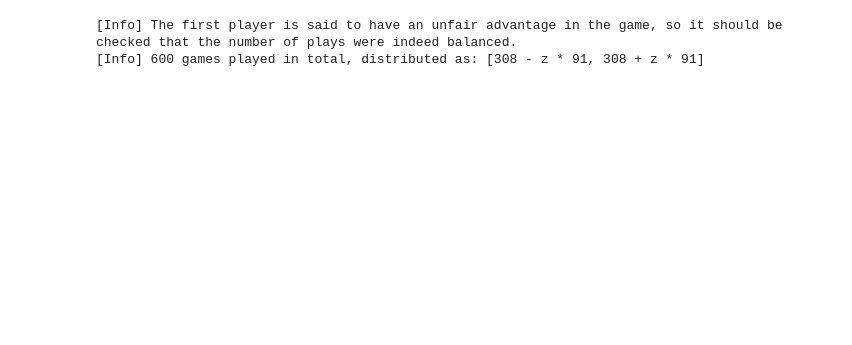
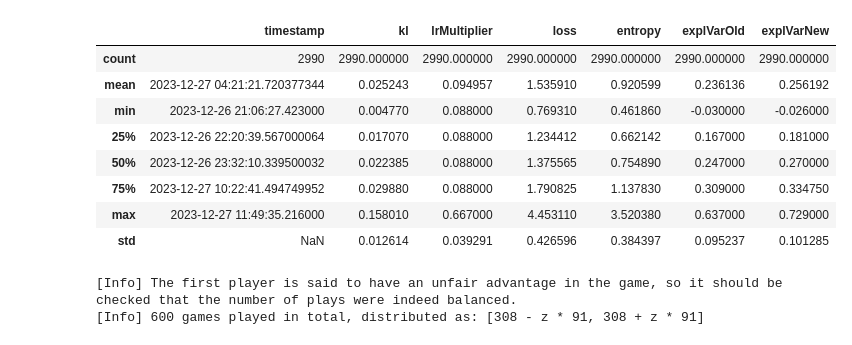
Before and after one commit to yamaceay/gomoku, a Jupyter notebook: stats.ipynb, the cells around one changed output. Cells and saved outputs as stored; diff of their text form; code cells hidden in the pictures; blank space fills up the shorter version.

```diff
--- a/stats.ipynb
+++ b/stats.ipynb
@@ -1,30 +0,0 @@
-# %%
-import re
-import pandas as pd
-import numpy as np
-from dateutil.parser import parse
-import matplotlib as mpl
-from matplotlib import pyplot as plt
-mpl.style.use('dark_background')
-
-pattern = re.compile(r"\[(?P<timestamp>.*?)\] numPlayouts: (?P<numPlayouts>.*?), win: (?P<win>.*?), lose: (?P<lose>.*?), tie: (?P<tie>.*?), avgCurrStarted: (?P<avgCurrStarted>.*)")
-
-results = []
-
-with open("new_results.log", "r") as f:
-    for line in f.readlines():
-        assert line != "", "Empty line"
-        match = pattern.search(line)
-        if match is not None:
-            results += [match.groupdict()]
-
-df = pd.DataFrame(results)
-df["numPlayouts"] = df["numPlayouts"].astype(int)
-df["win"] = df["win"].astype(int)
-df["lose"] = df["lose"].astype(int)
-df["tie"] = df["tie"].astype(int)
-df["avgCurrStarted"] = df["avgCurrStarted"].astype(float)
-df["timestamp"] = df["timestamp"].map(lambda t: parse(t, fuzzy=True))
-
-# Strength, explained later
-df["strength"] = ((df["win"] + df["tie"] / 2) * df["numPlayouts"] / 1000).astype(int)
@@ -38,3 +82,15 @@ def autocorr(f: str) -> float:
+# %%
+train_df.describe()
+# %% [output]
+|  | timestamp | kl | lrMultiplier | loss | entropy | explVarOld | explVarNew |
+| count | 2990 | 2990.000000 | 2990.000000 | 2990.000000 | 2990.000000 | 2990.000000 | 2990.000000 |
+| mean | 2023-12-27 04:21:21.720377344 | 0.025243 | 0.094957 | 1.535910 | 0.920599 | 0.236136 | 0.256192 |
+| min | 2023-12-26 21:06:27.423000 | 0.004770 | 0.088000 | 0.769310 | 0.461860 | -0.030000 | -0.026000 |
+| 25% | 2023-12-26 22:20:39.567000064 | 0.017070 | 0.088000 | 1.234412 | 0.662142 | 0.167000 | 0.181000 |
+| 50% | 2023-12-26 23:32:10.339500032 | 0.022385 | 0.088000 | 1.375565 | 0.754890 | 0.247000 | 0.270000 |
+| 75% | 2023-12-27 10:22:41.494749952 | 0.029880 | 0.088000 | 1.790825 | 1.137830 | 0.309000 | 0.334750 |
+| max | 2023-12-27 11:49:35.216000 | 0.158010 | 0.667000 | 4.453110 | 3.520380 | 0.637000 | 0.729000 |
+| std | NaN | 0.012614 | 0.039291 | 0.426596 | 0.384397 | 0.095237 | 0.101285 |
 # %%
 # Fairness of Evaluation
 
```
Also changed, not shown: parts of 9 cells of this notebook, 4 other files.
